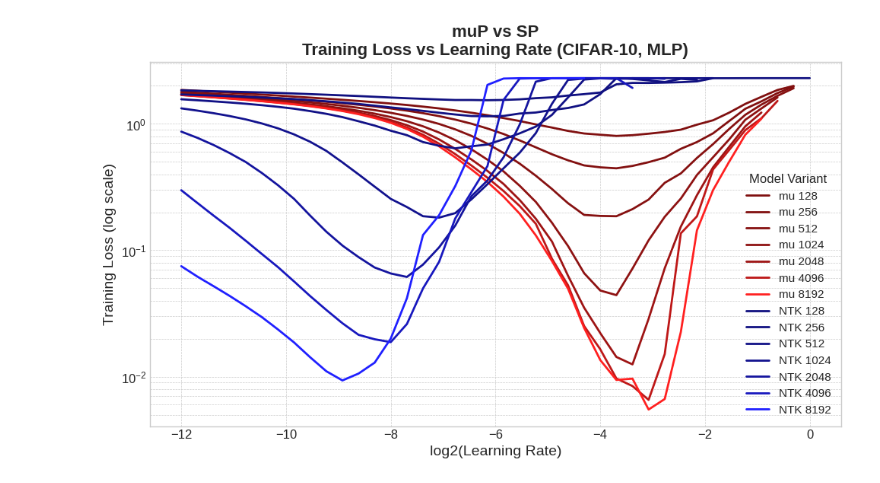
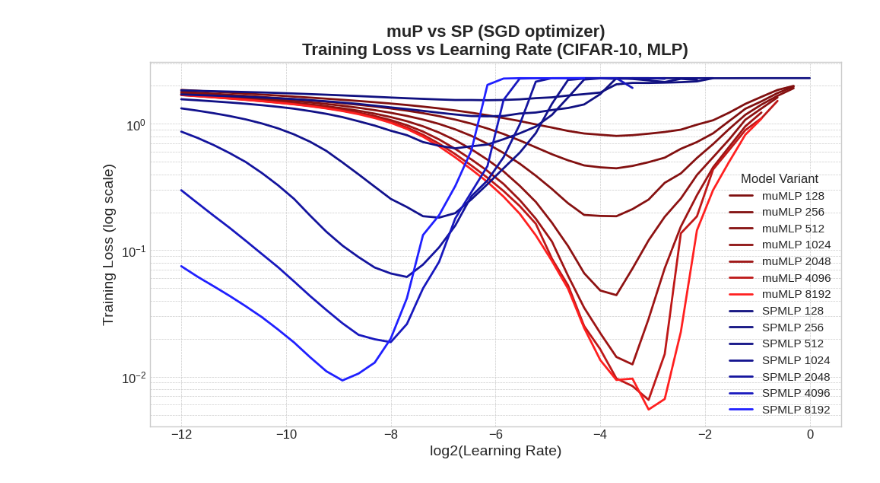
Before and after one commit to xszheng2020/mup, a Jupyter notebook: results/compare_results.ipynb, the cells around one changed output. Saved outputs shown, nothing was run; the diff lists cells and outputs as text; code cells hidden in the pictures.

```diff
--- a/results/compare_results.ipynb
+++ b/results/compare_results.ipynb
@@ -45,5 +79,0 @@ dfs
-# %%
-filter_columns = [col for col in dfs.columns if "1" in col[0]]
-filter_columns = [col for col in filter_columns if "mu" in col[0] or "NTK" in col[0]]
-dfs = dfs[filter_columns]
-dfs
@@ -68,0 +80,5 @@ dfs
+# %%
+# SGD
+plot_df = dfs.loc[:, (slice(None), "1.0", "SGD", slice(None))]
+plot_df.columns = plot_df.columns.droplevel(1)
+plot_df.head()
@@ -69,45 +94,4 @@ dfs
 # %%
-import matplotlib.colors as mcolors
-
-# Plot style setup
-plt.style.use("seaborn-v0_8-whitegrid")  # clean background
-
-fig, ax = plt.subplots(figsize=(10, 6))
-
-color_map = {
-    'muMLP10': (0.8, 0.1, 0.1),
-    'NTKMLP10': (0.1, 0.1, 0.8),
-}
-
-sub_keys = sorted(set(col[1] for col in dfs.columns))
-subkey_ints = {k: int(''.join(filter(str.isdigit, k))) for k in sub_keys}
-norm = mcolors.Normalize(vmin=min(subkey_ints.values()), vmax=max(subkey_ints.values()))
-
-for col in dfs.columns:
-    model_type, size_str = col
-    base_color = color_map[model_type]
-
-    width = subkey_ints[size_str]
-    hsv = mcolors.rgb_to_hsv(base_color)
-    hsv[2] = norm(width) * 0.5 + 0.5
-    color = mcolors.hsv_to_rgb(hsv)
-
-    model_name = model_type.replace("MLP10", "")
-    label = f"{model_name} {size_str}"
-    dfs[col].plot(ax=ax, label=label, color=color, linewidth=2)
-
-ax.set_title("muP vs SP\nTraining Loss vs Learning Rate (CIFAR-10, MLP)", fontsize=16, weight='bold')
-ax.set_xlabel("log2(Learning Rate)", fontsize=14)
-ax.set_ylabel("Training Loss (log scale)", fontsize=14)
-ax.set_yscale('log')
-
-ax.tick_params(axis='both', which='major', labelsize=12)
-ax.grid(True, which='both', linestyle='--', linewidth=0.5)
-
-ax.legend(title="Model Variant", fontsize=11, title_fontsize=12, loc='lower right', frameon=False)
-
-plt.tight_layout()
-plt.savefig("mlp_cifar10_ready.png", dpi=300)
-plt.show()
+plot(plot_df)
 # %% [output]
-[figure, old version]
+[figure, new version]
```
Also changed, not shown: parts of 6 cells of this notebook, 10 other files.
